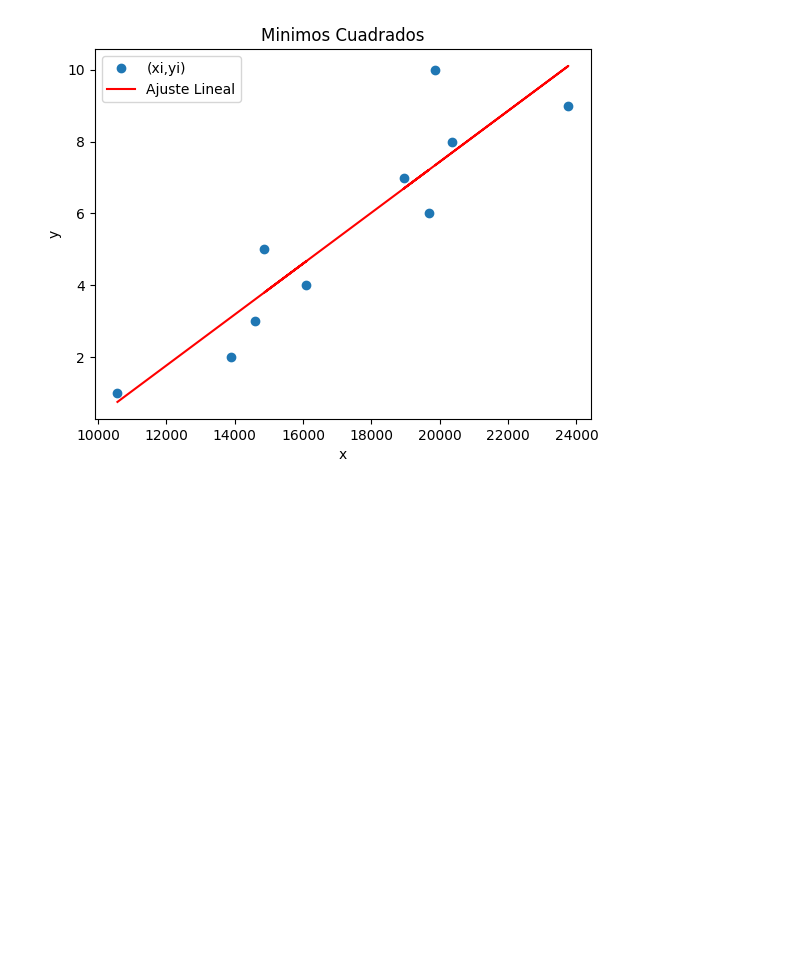
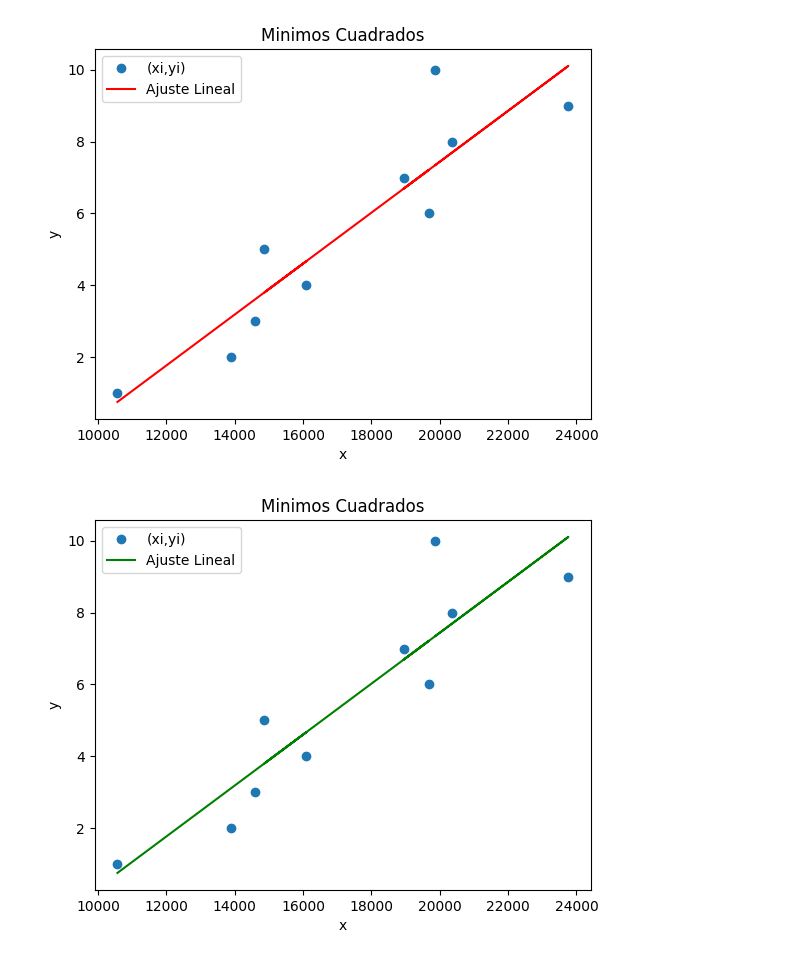
Before and after one commit to DCI-alxogm/ml2023-DPM2310, a Jupyter notebook: Ago18-19/Tarea2.ipynb, the cells around one changed output. Drawn from its saved outputs; the diff is of its cells as text; code cells hidden in the pictures; blank space fills up the shorter version.

```diff
--- a/Ago18-19/Tarea2.ipynb
+++ b/Ago18-19/Tarea2.ipynb
@@ -42,3 +45,29 @@ plt.ylabel('y')
 plt.show()
 # %% [output]
 [figure]
+# %%
+#Definimos una funcion que realice el mismo procedimiento
+def w(x,y):
+
+  X=np.vstack((np.ones_like(x),x)).T
+  t=y
+  print(t.shape,X.shape)
+  XX=np.matmul(X.T,X)
+  invXX=np.linalg.inv(XX)
+  Xt=np.matmul(X.T,t)
+  w=np.matmul(invXX,Xt)
+  return w
+# %%
+pesos= w(x,y)
+Y = pesos[0]+pesos[1]*x
+# %%
+#Graficamos el resultado
+plt.plot(x,y,'o',label='(xi,yi)')
+plt.plot(x,Y,color='green',label='Ajuste Lineal')
+plt.title('Minimos Cuadrados')
+plt.legend()
+plt.xlabel('x')
+plt.ylabel('y')
+plt.show()
+# %% [output]
+[figure, added]
```
Also changed, not shown: parts of 3 cells of this notebook.
